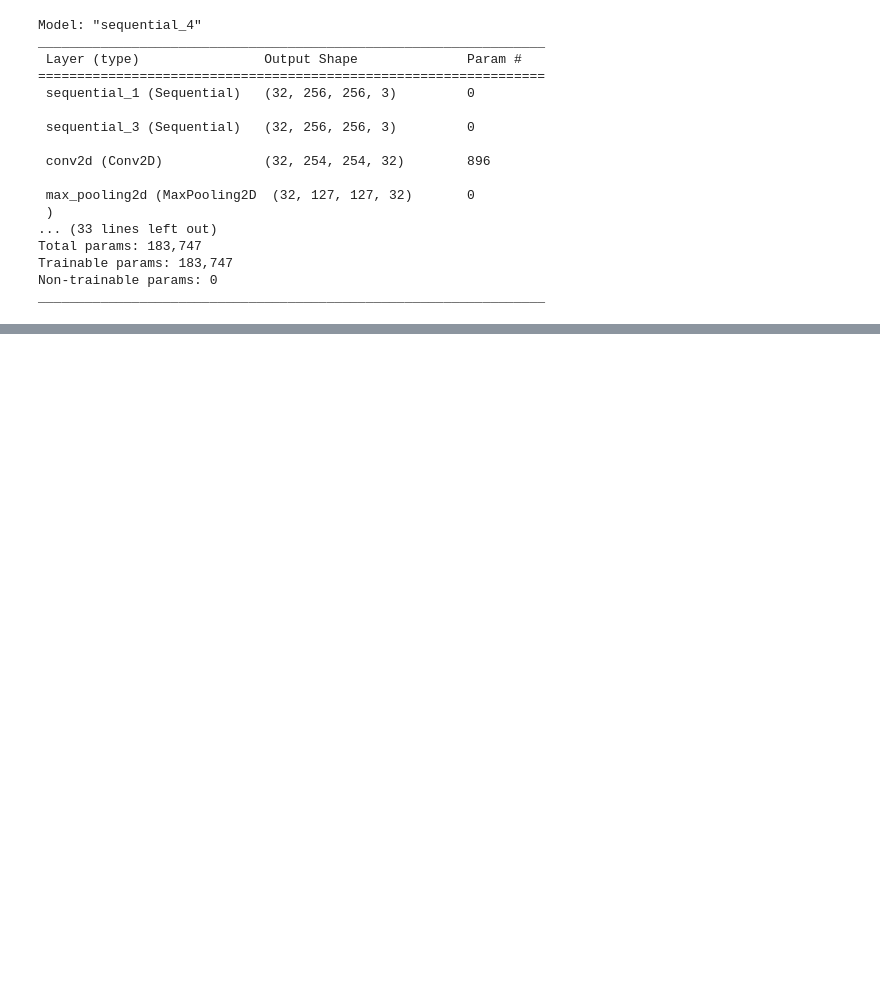
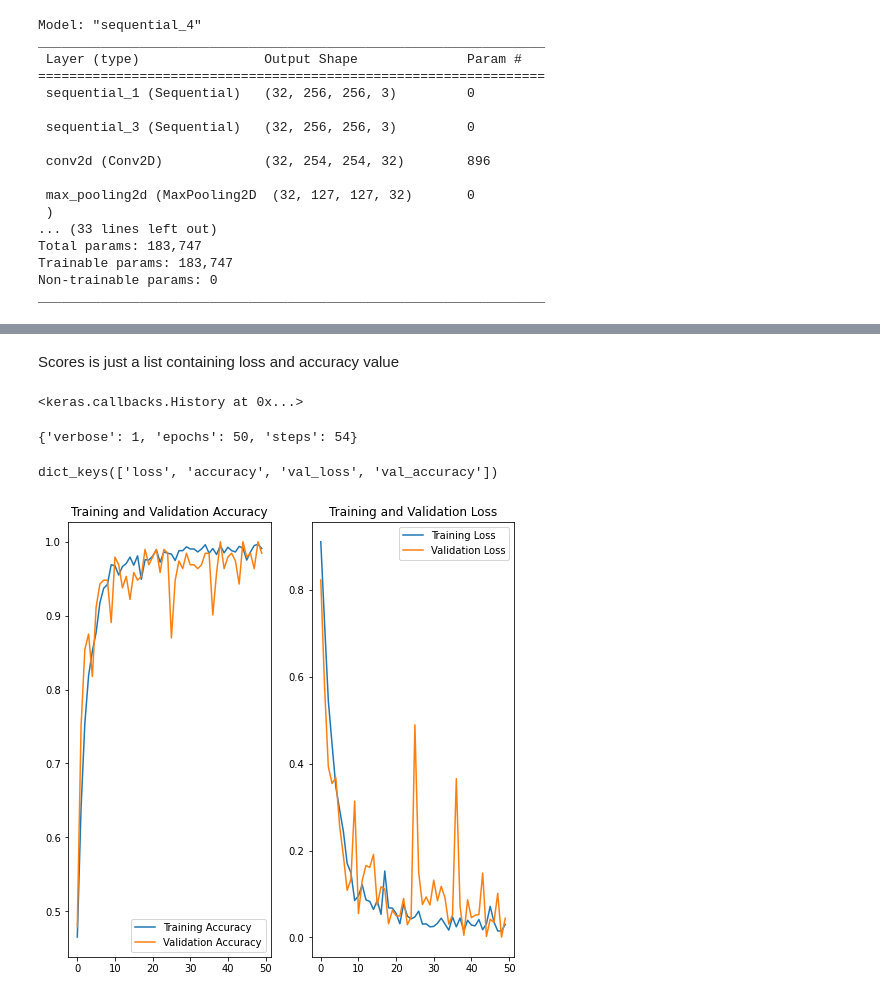
Before and after one commit to lionelsamrat10/Potato-Disease-Classification, a Jupyter notebook: Potato Disease Prediction.ipynb, the cells around one changed output, grey strips where cells are left out. Saved outputs shown, nothing was run; the diff lists cells and outputs as text; code cells hidden in the pictures; blank space fills up the shorter version.

Commit message:
Checked against datasets and we are getting 100% accuracygit status

```diff
--- a/Potato Disease Prediction.ipynb
+++ b/Potato Disease Prediction.ipynb
@@ -263,0 +274,38 @@ Epoch 43/50
+# %% [markdown]
+Scores is just a list containing loss and accuracy value
+# %%
+history
+# %% [output]
+<keras.callbacks.History at 0x...>
+# %%
+history.params
+# %% [output]
+{'verbose': 1, 'epochs': 50, 'steps': 54}
+# %%
+history.history.keys()
+# %% [output]
+dict_keys(['loss', 'accuracy', 'val_loss', 'val_accuracy'])
+# %%
+acc = history.history['accuracy']
+val_acc = history.history['val_accuracy']
+
+loss = history.history['loss']
+val_loss = history.history['val_loss']
+# %%
+# Accuracy Chart
+plt.figure(figsize=(8, 8))
+plt.subplot(1, 2, 1)
+plt.plot(range(EPOCH), acc, label = 'Training Accuracy')
+plt.plot(range(EPOCH), val_acc, label = 'Validation Accuracy')
+plt.legend(loc = 'lower right')
+plt.title('Training and Validation Accuracy')
+
+# Loss Plot
+plt.subplot(1, 2, 2)
+plt.plot(range(EPOCH), loss, label = 'Training Loss')
+plt.plot(range(EPOCH), val_loss, label = 'Validation Loss')
+plt.legend(loc = 'upper right')
+plt.title('Training and Validation Loss')
+plt.show()
+# %% [output]
+[figure, added]
```
Also changed, not shown: parts of 5 cells of this notebook.
